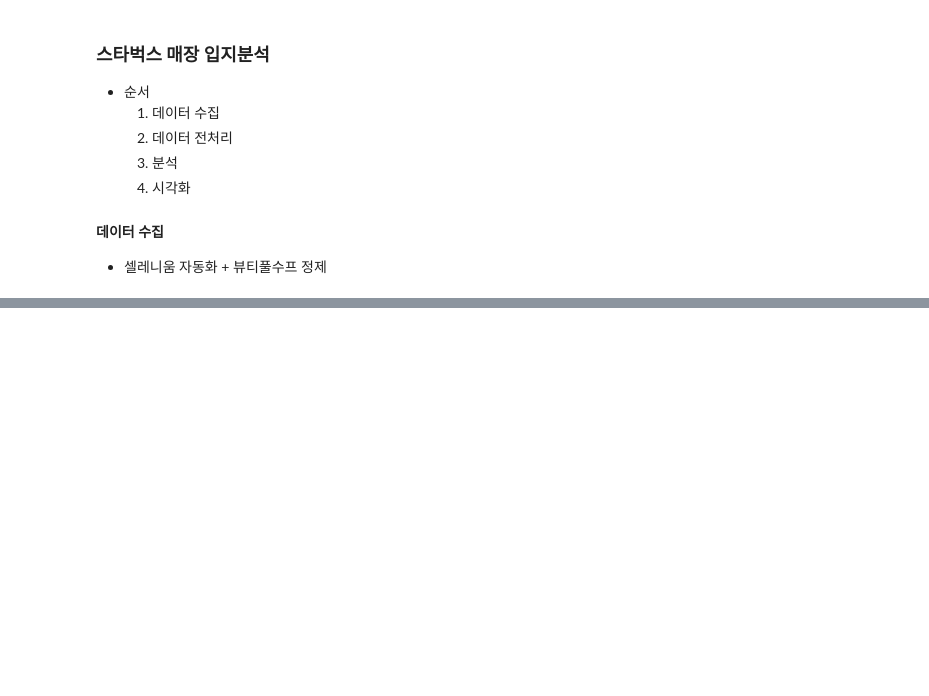
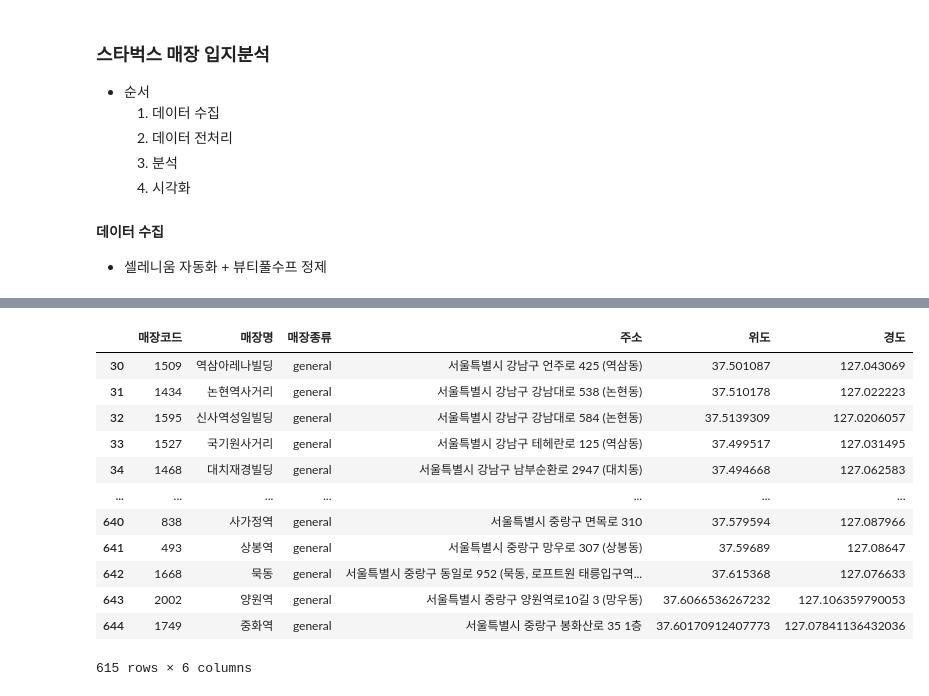
Before and after one commit to guswlrla/IoT-bigdata-2024, a Jupyter notebook: day02/bda06_starbucks_analysis.ipynb, the cells around one changed output, grey strips where cells are left out. Saved outputs shown, nothing was run; the diff lists cells and outputs as text; code cells hidden in the pictures; blank space fills up the shorter version.

```diff
--- a/day02/bda06_starbucks_analysis.ipynb
+++ b/day02/bda06_starbucks_analysis.ipynb
@@ -39,0 +233,16 @@ sns.set_theme(font=font_name, style='whitegrid', rc={'axes.unicode_minus':False}
+# %%
+df_seoulStore
+# %% [output]
+|  | 매장코드 | 매장명 | 매장종류 | 주소 | 위도 | 경도 |
+| 30 | 1509 | 역삼아레나빌딩 | general | 서울특별시 강남구 언주로 425 (역삼동) | 37.501087 | 127.043069 |
+| 31 | 1434 | 논현역사거리 | general | 서울특별시 강남구 강남대로 538 (논현동) | 37.510178 | 127.022223 |
+| 32 | 1595 | 신사역성일빌딩 | general | 서울특별시 강남구 강남대로 584 (논현동) | 37.5139309 | 127.0206057 |
+| 33 | 1527 | 국기원사거리 | general | 서울특별시 강남구 테헤란로 125 (역삼동) | 37.499517 | 127.031495 |
+| 34 | 1468 | 대치재경빌딩 | general | 서울특별시 강남구 남부순환로 2947 (대치동) | 37.494668 | 127.062583 |
+| ... | ... | ... | ... | ... | ... | ... |
+| 640 | 838 | 사가정역 | general | 서울특별시 중랑구 면목로 310 | 37.579594 | 127.087966 |
+| 641 | 493 | 상봉역 | general | 서울특별시 중랑구 망우로 307 (상봉동) | 37.59689 | 127.08647 |
+| 642 | 1668 | 묵동 | general | 서울특별시 중랑구 동일로 952 (묵동, 로프트원 태릉입구역... | 37.615368 | 127.076633 |
+| 643 | 2002 | 양원역 | general | 서울특별시 중랑구 양원역로10길 3 (망우동) | 37.6066536267232 | 127.106359790053 |
+| 644 | 1749 | 중화역 | general | 서울특별시 중랑구 봉화산로 35 1층 | 37.60170912407773 | 127.07841136432036 |
+615 rows × 6 columns
```
Also changed, not shown: parts of 45 cells of this notebook, 5 other files.
